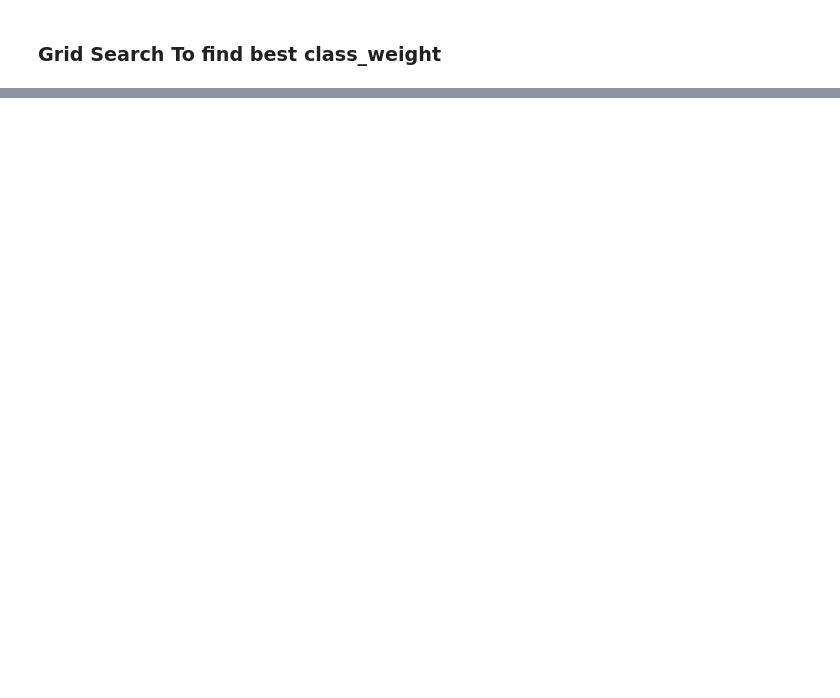
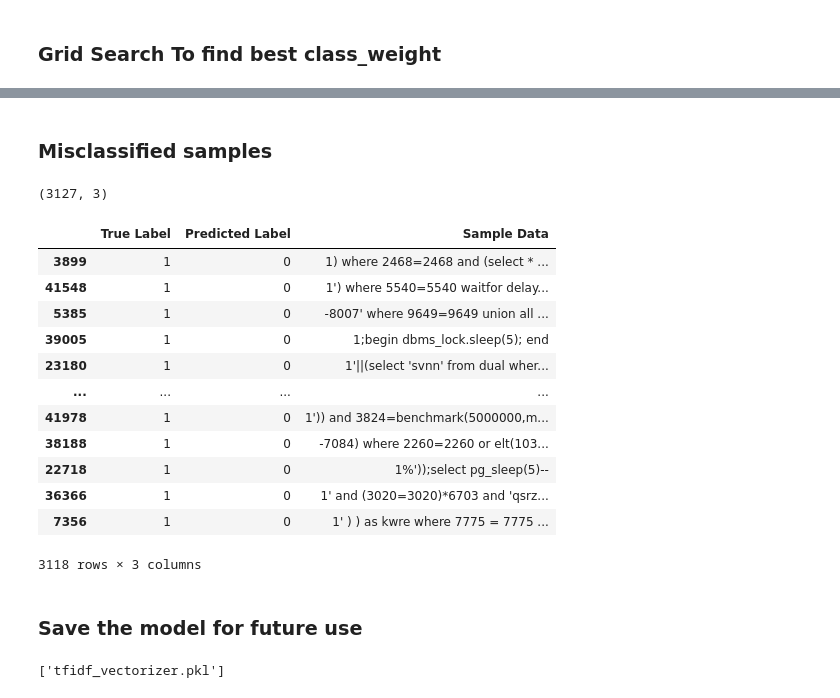
Before and after one commit to EbEmad/SQL_injection_detection_Ai_model, a Jupyter notebook: sql_injection_detection_model.ipynb, the cells around one changed output, grey strips where cells are left out. Drawn from its saved outputs; the diff is of its cells as text; code cells hidden in the pictures; blank space fills up the shorter version.

```diff
--- a/sql_injection_detection_model.ipynb
+++ b/sql_injection_detection_model.ipynb
@@ -280,0 +531,46 @@ print("Best Recall Score:", grid_search.best_score_)
+# %% [markdown]
+### Misclassified samples
+# %%
+misclassified_indices = (y_pred != y_test)
+
+# Extract misclassified samples
+misclassified_samples = x_test[misclassified_indices]
+misclassified_true_labels = y_test[misclassified_indices]
+misclassified_predicted_labels = y_pred[misclassified_indices]
+# Combine for analysis
+df_misclassified = pd.DataFrame({
+    'True Label': misclassified_true_labels,
+    'Predicted Label': misclassified_predicted_labels,
+    'Sample Data': misclassified_samples
+})
+# count of misclassified samples
+print(df_misclassified.shape)
+
+# Display the misclassified samples
+df_misclassified[df_misclassified['Predicted Label']==0]
+# %% [output]
+(3127, 3)
+|  | True Label | Predicted Label | Sample Data |
+| 3899 | 1 | 0 | 1) where 2468=2468 and (select * ... |
+| 41548 | 1 | 0 | 1') where 5540=5540 waitfor delay... |
+| 5385 | 1 | 0 | -8007' where 9649=9649 union all ... |
+| 39005 | 1 | 0 | 1;begin dbms_lock.sleep(5); end |
+| 23180 | 1 | 0 | 1'||(select 'svnn' from dual wher... |
+| ... | ... | ... | ... |
+| 41978 | 1 | 0 | 1')) and 3824=benchmark(5000000,m... |
+| 38188 | 1 | 0 | -7084) where 2260=2260 or elt(103... |
+| 22718 | 1 | 0 | 1%'));select pg_sleep(5)-- |
+| 36366 | 1 | 0 | 1' and (3020=3020)*6703 and 'qsrz... |
+| 7356 | 1 | 0 | 1' ) ) as kwre where 7775 = 7775 ... |
+3118 rows × 3 columns
+# %% [markdown]
+### Save the model for future use
+# %%
+
+import joblib
+
+# Save the model and vectorizer
+joblib.dump(model, 'sql_injection_model.pkl')
+joblib.dump(tfidf_vctorizer, 'tfidf_vectorizer.pkl')
+# %% [output]
+['tfidf_vectorizer.pkl']
```
Also changed, not shown: parts of 43 cells of this notebook, 2 other files.
